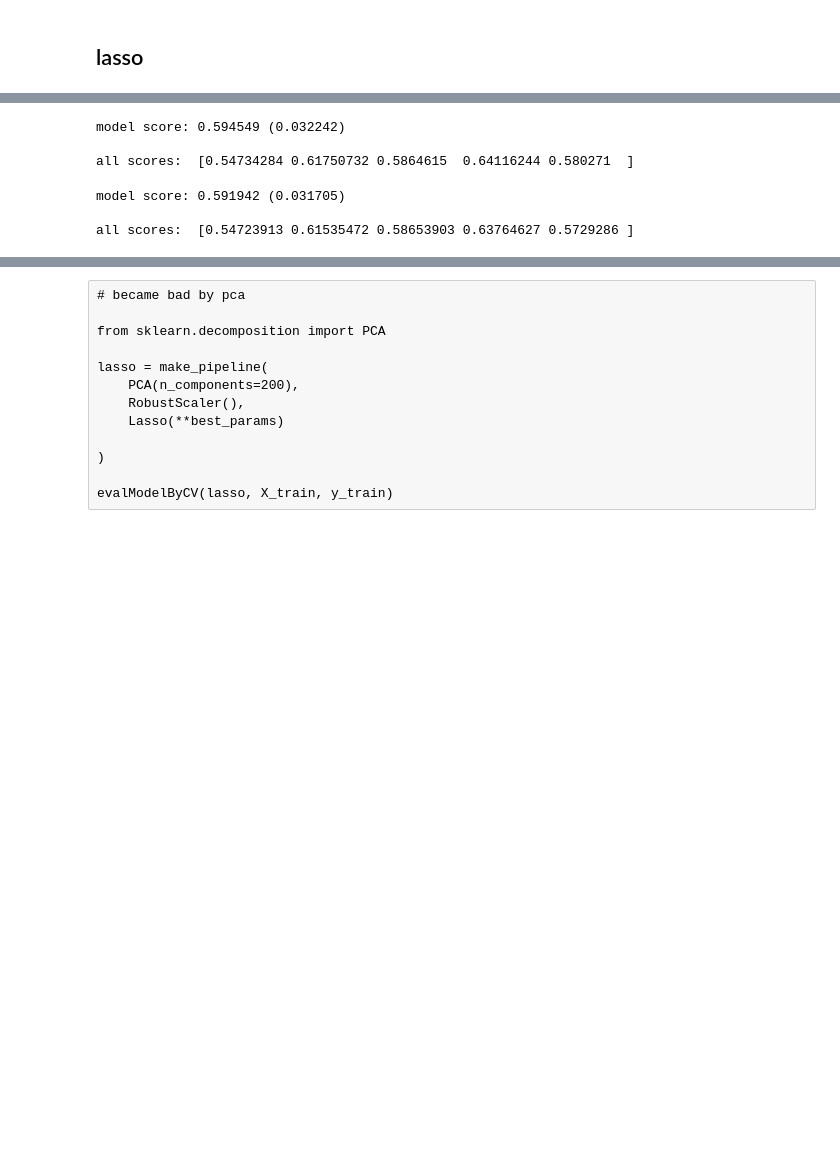
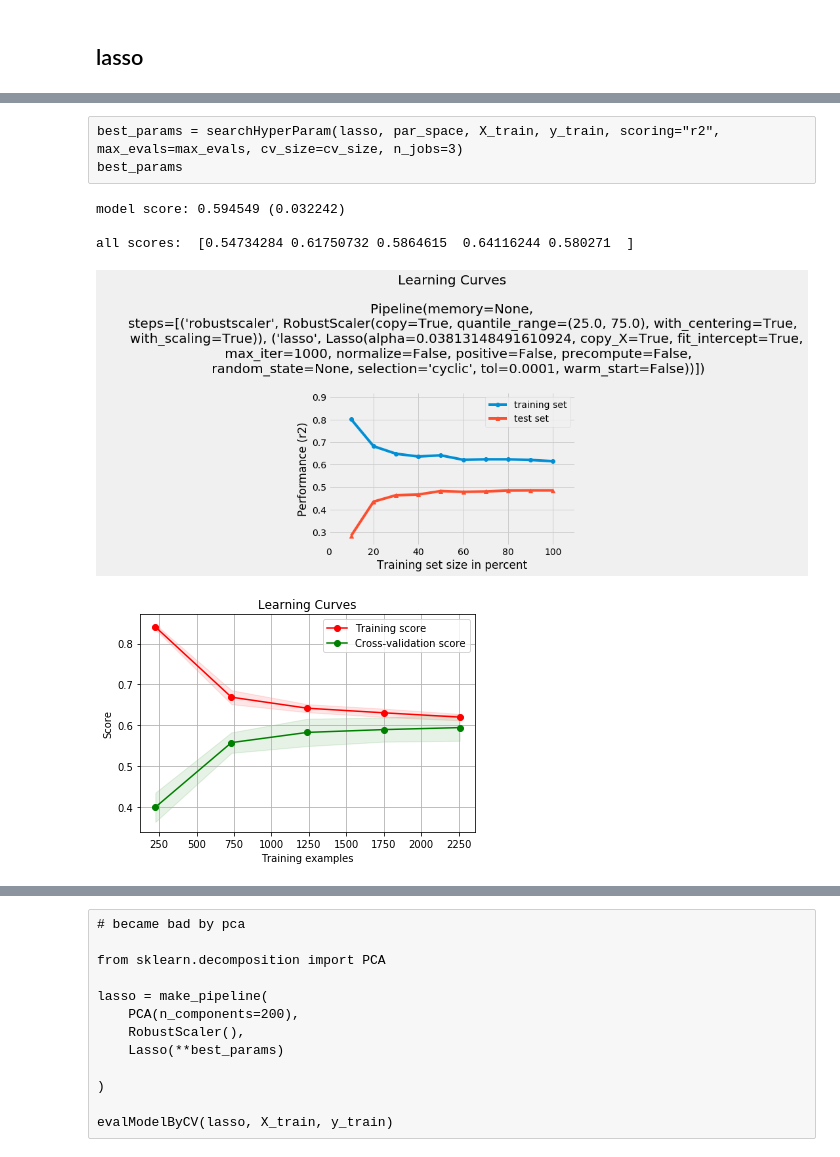
Before and after one commit to alancet/test, a Jupyter notebook: kaggle/mercedes/src/my_predict.ipynb, the cells around one changed output, grey strips where cells are left out. Drawn from its saved outputs; the diff is of its cells as text; code cells hidden in the pictures; blank space fills up the shorter version.

```diff
--- a/kaggle/mercedes/src/my_predict.ipynb
+++ b/kaggle/mercedes/src/my_predict.ipynb
@@ -1083,33 +1153,28 @@ best_params
+# %%
+lasso = make_pipeline(
+    RobustScaler(),
+    Lasso()
+
+)
+
+par_space = {
+    'alpha':hp.uniform('alpha', 0, 1),
+
+}
+# %% [raw]
+best_params = searchHyperParam(lasso, par_space, X_train, y_train, scoring="r2", max_evals=max_evals, cv_size=cv_size, n_jobs=3)
+best_params
 # %%
 best_params = {'alpha': 0.03813148491610924}
-# %%
-lasso = make_pipeline(
-    RobustScaler(),
-    Lasso(**best_params)
-
-)
-
-evalModelByCV(lasso, X_train, y_train)
-# %% [output]
-model score: 0.594549 (0.032242)
-
-all scores:  [0.54734284 0.61750732 0.5864615  0.64116244 0.580271  ]
-# %%
-from sklearn.feature_selection import SelectFromModel
-from sklearn.ensemble import RandomForestRegressor
-select = SelectFromModel(
-    RandomForestRegressor(n_estimators=100, random_state=42),
-    threshold="median")
-
-lasso = make_pipeline(
-    select,
-    RobustScaler(),
-    Lasso(**best_params)
-
-)
-
-evalModelByCV(lasso, X_train, y_train)
-# %% [output]
-model score: 0.591942 (0.031705)
-
-all scores:  [0.54723913 0.61535472 0.58653903 0.63764627 0.5729286 ]
+# %%
+
+lasso.steps[-1][1].set_params(**best_params)
+
+evalModelByCV(lasso, X_train, y_train)
+plot_my_learning_curves(X_train, y_train, X_test, y_test, lasso, scoring="r2", cv=5, n_jobs=3)
+# %% [output]
+model score: 0.594549 (0.032242)
+
+all scores:  [0.54734284 0.61750732 0.5864615  0.64116244 0.580271  ]
+[figure, added]
+[figure, added]
```
Also changed, not shown: parts of 93 cells of this notebook.
